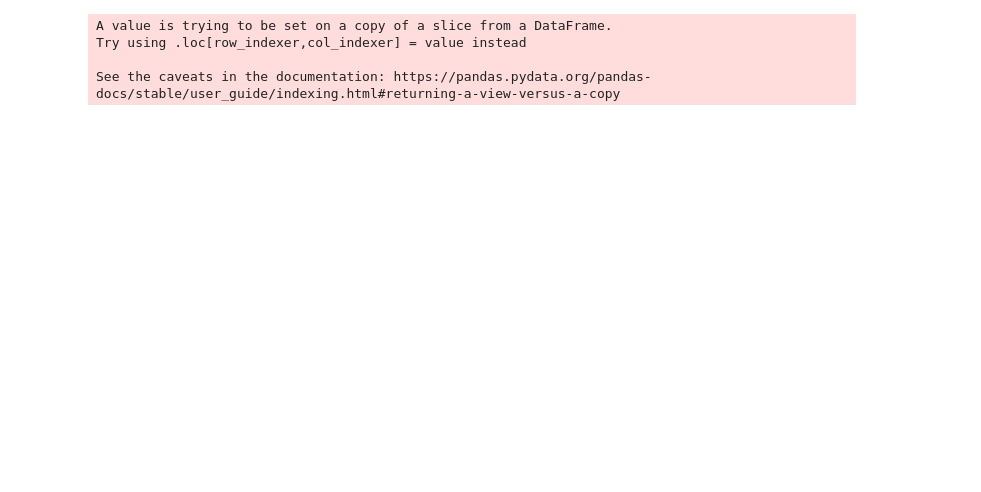
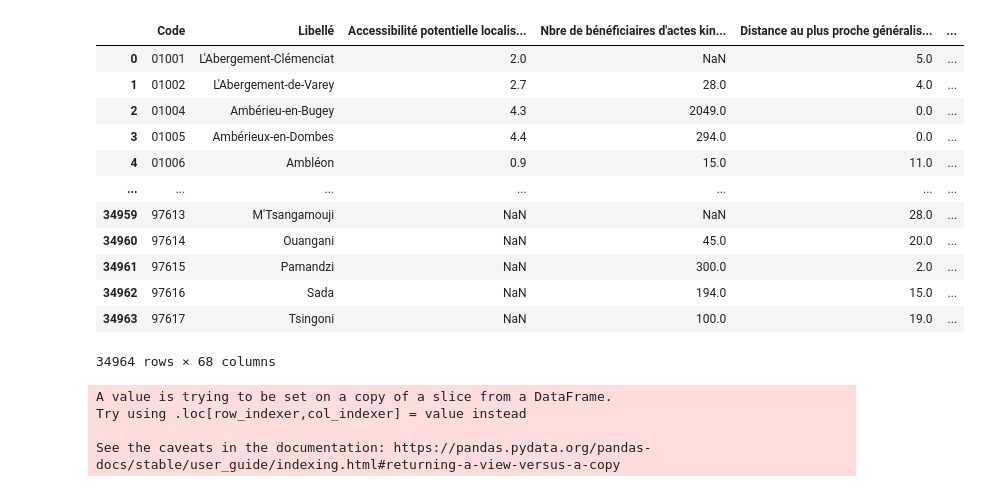
Before and after one commit to JosephAkaBrou/Marathon-du-web, a Jupyter notebook: constitution base de données.ipynb, the cells around one changed output. Saved outputs shown, nothing was run; the diff lists cells and outputs as text; code cells hidden in the pictures; blank space fills up the shorter version.

```diff
--- a/constitution base de données.ipynb
+++ b/constitution base de données.ipynb
@@ -13,6 +13,22 @@ for i in range(len(liste)):
         except:
             pass
         db = db.merge(db_temp, left_on='Code', right_on='Code', how='inner')
+# %%
+db
+# %% [output]
+|  | Code | Libellé | Accessibilité potentielle localis... | Nbre de bénéficiaires d'actes kin... | Distance au plus proche généralis... | ... |
+| 0 | 01001 | L'Abergement-Clémenciat | 2.0 | NaN | 5.0 | ... |
+| 1 | 01002 | L'Abergement-de-Varey | 2.7 | 28.0 | 4.0 | ... |
+| 2 | 01004 | Ambérieu-en-Bugey | 4.3 | 2049.0 | 0.0 | ... |
+| 3 | 01005 | Ambérieux-en-Dombes | 4.4 | 294.0 | 0.0 | ... |
+| 4 | 01006 | Ambléon | 0.9 | 15.0 | 11.0 | ... |
+| ... | ... | ... | ... | ... | ... | ... |
+| 34959 | 97613 | M'Tsangamouji | NaN | NaN | 28.0 | ... |
+| 34960 | 97614 | Ouangani | NaN | 45.0 | 20.0 | ... |
+| 34961 | 97615 | Pamandzi | NaN | 300.0 | 2.0 | ... |
+| 34962 | 97616 | Sada | NaN | 194.0 | 15.0 | ... |
+| 34963 | 97617 | Tsingoni | NaN | 100.0 | 19.0 | ... |
+34964 rows × 68 columns
 # %%
 export = db[["Code","Libellé","Distance au plus proche généraliste libéral 2019",
             "Temps d'accès au généraliste libéral le plus proche 2019",
```
Also changed, not shown: parts of 9 cells of this notebook.
